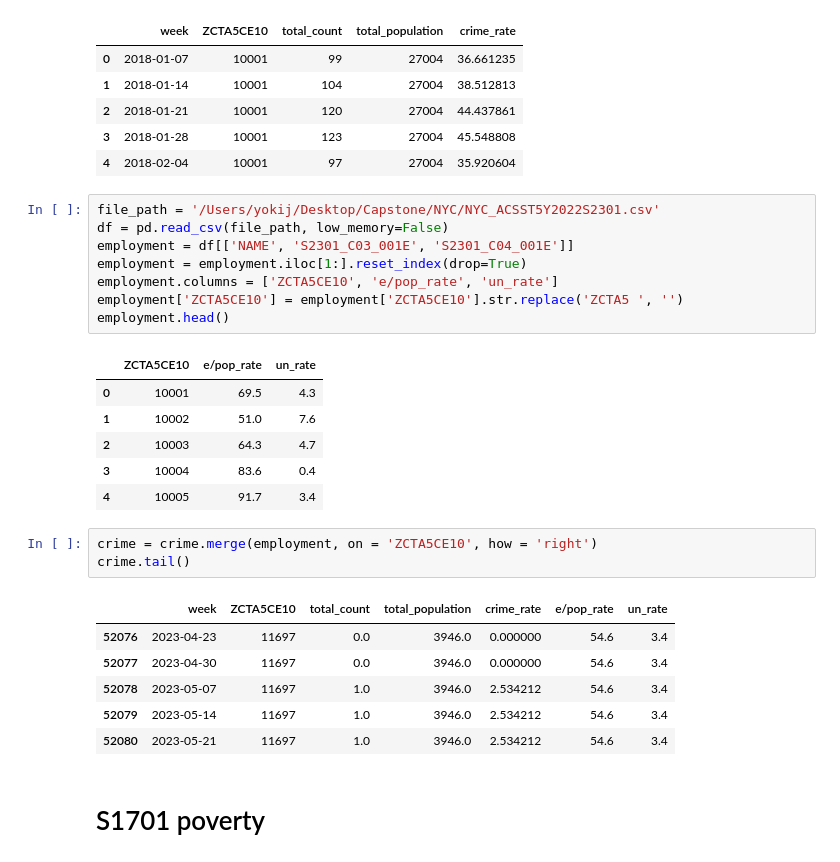
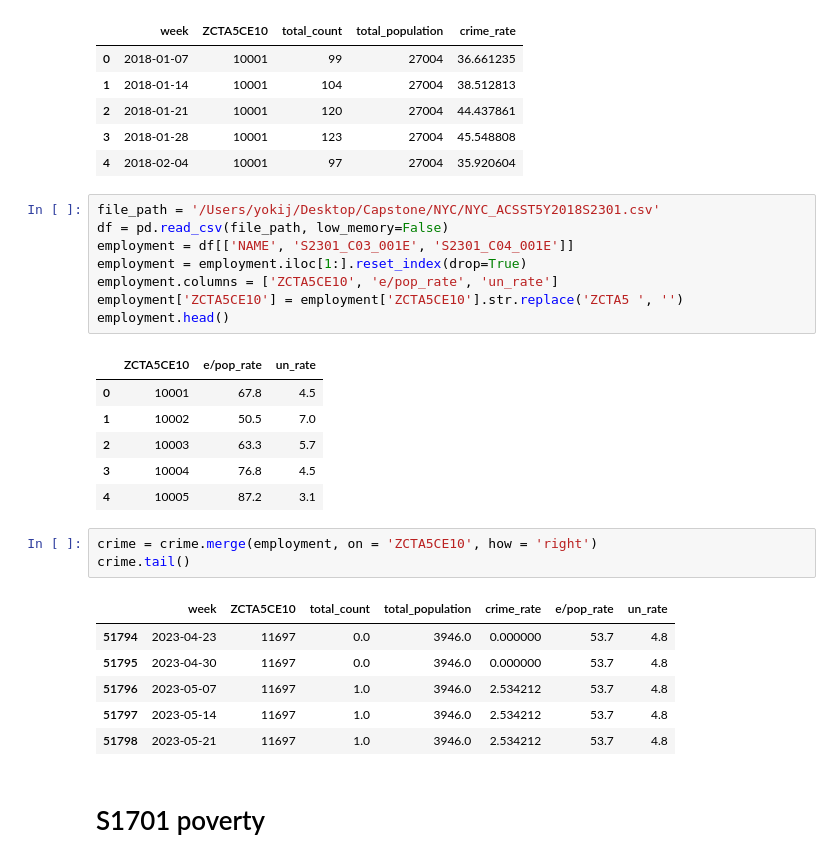
Before and after one commit to bail-reform/NYC, a Jupyter notebook: NYC_Data_Aggregation .ipynb, the cells around one changed output. Saved outputs shown, nothing was run; the diff lists cells and outputs as text.

```diff
--- a/NYC_Data_Aggregation .ipynb
+++ b/NYC_Data_Aggregation .ipynb
@@ -211,30 +211,30 @@ crime.head()
 | 3 | 2018-01-28 | 10001 | 123 | 27004 | 45.548808 |
 | 4 | 2018-02-04 | 10001 | 97 | 27004 | 35.920604 |
 # %%
-file_path = '/Users/yokij/Desktop/Capstone/NYC/NYC_ACSST5Y2022S2301.csv'
+file_path = '/Users/yokij/Desktop/Capstone/NYC/NYC_ACSST5Y2018S2301.csv'
 df = pd.read_csv(file_path, low_memory=False)
 employment = df[['NAME', 'S2301_C03_001E', 'S2301_C04_001E']]
 employment = employment.iloc[1:].reset_index(drop=True)
 employment.columns = ['ZCTA5CE10', 'e/pop_rate', 'un_rate']
 employment['ZCTA5CE10'] = employment['ZCTA5CE10'].str.replace('ZCTA5 ', '')
 employment.head()
 # %% [output]
 |  | ZCTA5CE10 | e/pop_rate | un_rate |
-| 0 | 10001 | 69.5 | 4.3 |
-| 1 | 10002 | 51.0 | 7.6 |
-| 2 | 10003 | 64.3 | 4.7 |
-| 3 | 10004 | 83.6 | 0.4 |
-| 4 | 10005 | 91.7 | 3.4 |
+| 0 | 10001 | 67.8 | 4.5 |
+| 1 | 10002 | 50.5 | 7.0 |
+| 2 | 10003 | 63.3 | 5.7 |
+| 3 | 10004 | 76.8 | 4.5 |
+| 4 | 10005 | 87.2 | 3.1 |
 # %%
 crime = crime.merge(employment, on = 'ZCTA5CE10', how = 'right')
 crime.tail()
 # %% [output]
 |  | week | ZCTA5CE10 | total_count | total_population | crime_rate | e/pop_rate | un_rate |
-| 52076 | 2023-04-23 | 11697 | 0.0 | 3946.0 | 0.000000 | 54.6 | 3.4 |
-| 52077 | 2023-04-30 | 11697 | 0.0 | 3946.0 | 0.000000 | 54.6 | 3.4 |
-| 52078 | 2023-05-07 | 11697 | 1.0 | 3946.0 | 2.534212 | 54.6 | 3.4 |
-| 52079 | 2023-05-14 | 11697 | 1.0 | 3946.0 | 2.534212 | 54.6 | 3.4 |
-| 52080 | 2023-05-21 | 11697 | 1.0 | 3946.0 | 2.534212 | 54.6 | 3.4 |
+| 51794 | 2023-04-23 | 11697 | 0.0 | 3946.0 | 0.000000 | 53.7 | 4.8 |
+| 51795 | 2023-04-30 | 11697 | 0.0 | 3946.0 | 0.000000 | 53.7 | 4.8 |
+| 51796 | 2023-05-07 | 11697 | 1.0 | 3946.0 | 2.534212 | 53.7 | 4.8 |
+| 51797 | 2023-05-14 | 11697 | 1.0 | 3946.0 | 2.534212 | 53.7 | 4.8 |
+| 51798 | 2023-05-21 | 11697 | 1.0 | 3946.0 | 2.534212 | 53.7 | 4.8 |
 # %% [markdown]
 # S1701 poverty
 # %% [markdown]
```
Also changed, not shown: parts of 7 cells of this notebook.
